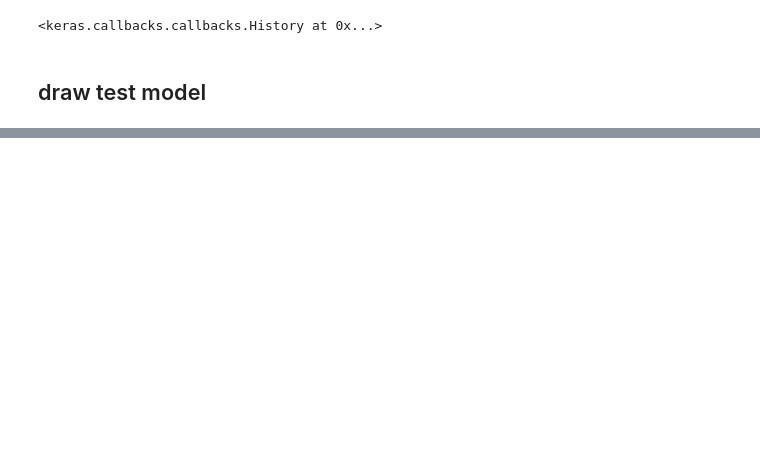
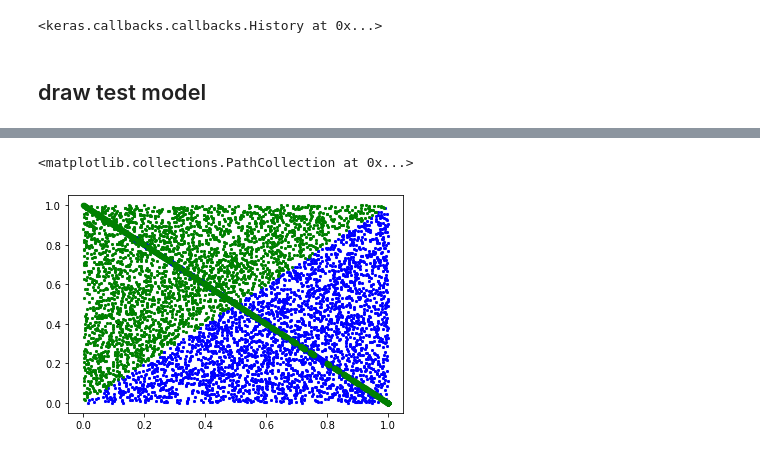
Before and after one commit to 1165048017/BlogLearning, a Jupyter notebook: RBF/RBFClassify/GaussRBF.ipynb, the cells around one changed output, grey strips where cells are left out. Cells and saved outputs as stored; diff of their text form; code cells hidden in the pictures; blank space fills up the shorter version.

```diff
--- a/RBF/RBFClassify/GaussRBF.ipynb
+++ b/RBF/RBFClassify/GaussRBF.ipynb
@@ -211,3 +213,19 @@ plt.scatter(test_x[np.argwhere(test_y>=0.5),0],test_x[np.argwhere(test_y>=0.5),1
+# %%
+x1 = np.linspace(12,-2,1000)
+x2 = np.linspace(-2,12,1000)
+test_x = np.vstack((x1,x2)).T
+
+test_x = maxminnorm(test_x)
+
+test_y = model.predict(test_x)
+plt.scatter(train_data[np.argwhere(train_label==0),0],train_data[np.argwhere(train_label==0),1],s=5,c='b',marker='x')
+plt.scatter(train_data[np.argwhere(train_label==1),0],train_data[np.argwhere(train_label==1),1],s=5,c='g',marker='x')
+#plot the test data
+plt.scatter(test_x[np.argwhere(test_y<0.5),0],test_x[np.argwhere(test_y<0.5),1],s=20,c='b',marker='o')
+plt.scatter(test_x[np.argwhere(test_y>=0.5),0],test_x[np.argwhere(test_y>=0.5),1],s=20,c='g',marker='o')
+# %% [output]
+<matplotlib.collections.PathCollection at 0x...>
+[figure, added]
 # %%
 model.evaluate(x=train_data,y=train_label)
 # %% [output]
```
Also changed, not shown: parts of 6 cells of this notebook.
